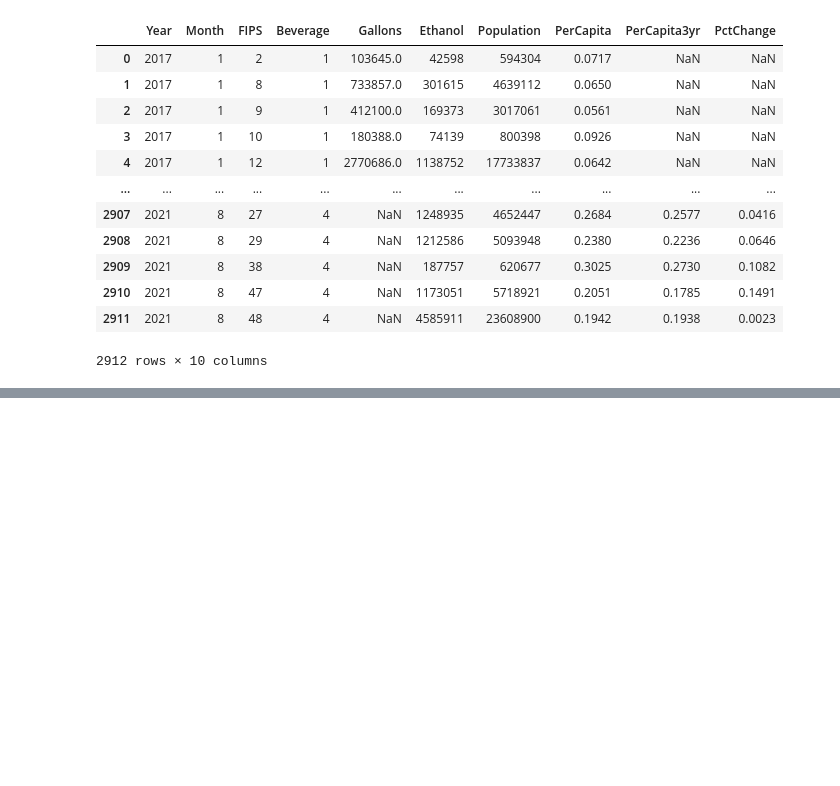
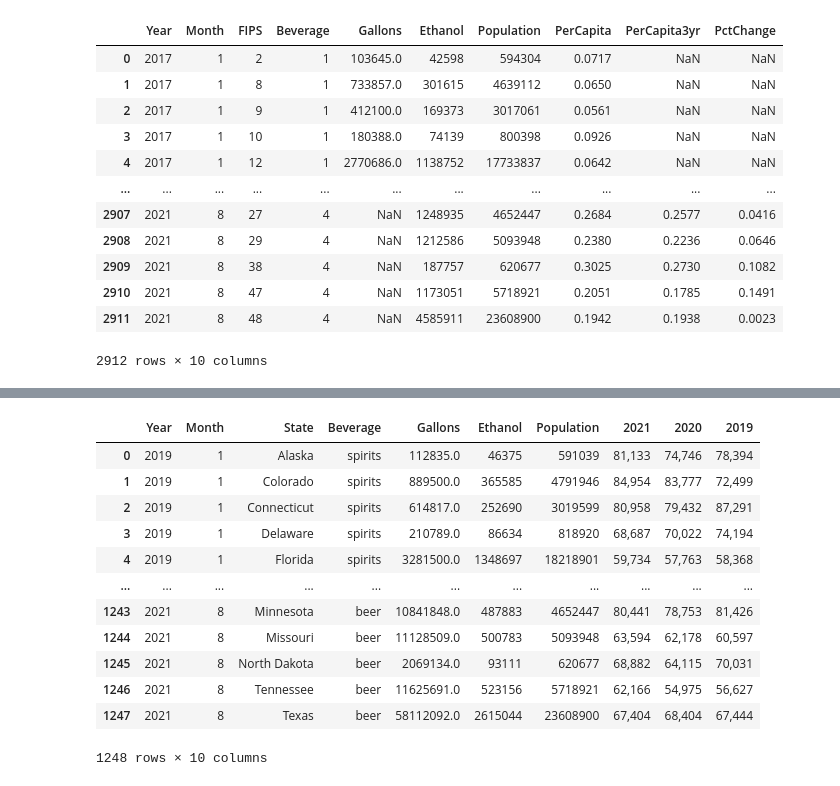
Before and after one commit to alexisn725/US_Alcohol_HHIncome, a Jupyter notebook: US_Alcohol_HHIncome.ipynb, the cells around one changed output, grey strips where cells are left out. Cells and saved outputs as stored; diff of their text form; code cells hidden in the pictures; blank space fills up the shorter version.

```diff
--- a/US_Alcohol_HHIncome.ipynb
+++ b/US_Alcohol_HHIncome.ipynb
@@ -224,0 +400,17 @@ Alcohol
+# %%
+merged_df = Alcohol.merge(HHIncome, on='State', how='left')
+merged_df
+# %% [output]
+|  | Year | Month | State | Beverage | Gallons | Ethanol | Population | 2021 | 2020 | 2019 |
+| 0 | 2019 | 1 | Alaska | spirits | 112835.0 | 46375 | 591039 | 81,133 | 74,746 | 78,394 |
+| 1 | 2019 | 1 | Colorado | spirits | 889500.0 | 365585 | 4791946 | 84,954 | 83,777 | 72,499 |
+| 2 | 2019 | 1 | Connecticut | spirits | 614817.0 | 252690 | 3019599 | 80,958 | 79,432 | 87,291 |
+| 3 | 2019 | 1 | Delaware | spirits | 210789.0 | 86634 | 818920 | 68,687 | 70,022 | 74,194 |
+| 4 | 2019 | 1 | Florida | spirits | 3281500.0 | 1348697 | 18218901 | 59,734 | 57,763 | 58,368 |
+| ... | ... | ... | ... | ... | ... | ... | ... | ... | ... | ... |
+| 1243 | 2021 | 8 | Minnesota | beer | 10841848.0 | 487883 | 4652447 | 80,441 | 78,753 | 81,426 |
+| 1244 | 2021 | 8 | Missouri | beer | 11128509.0 | 500783 | 5093948 | 63,594 | 62,178 | 60,597 |
+| 1245 | 2021 | 8 | North Dakota | beer | 2069134.0 | 93111 | 620677 | 68,882 | 64,115 | 70,031 |
+| 1246 | 2021 | 8 | Tennessee | beer | 11625691.0 | 523156 | 5718921 | 62,166 | 54,975 | 56,627 |
+| 1247 | 2021 | 8 | Texas | beer | 58112092.0 | 2615044 | 23608900 | 67,404 | 68,404 | 67,444 |
+1248 rows × 10 columns
```
Also changed, not shown: parts of 37 cells of this notebook.
